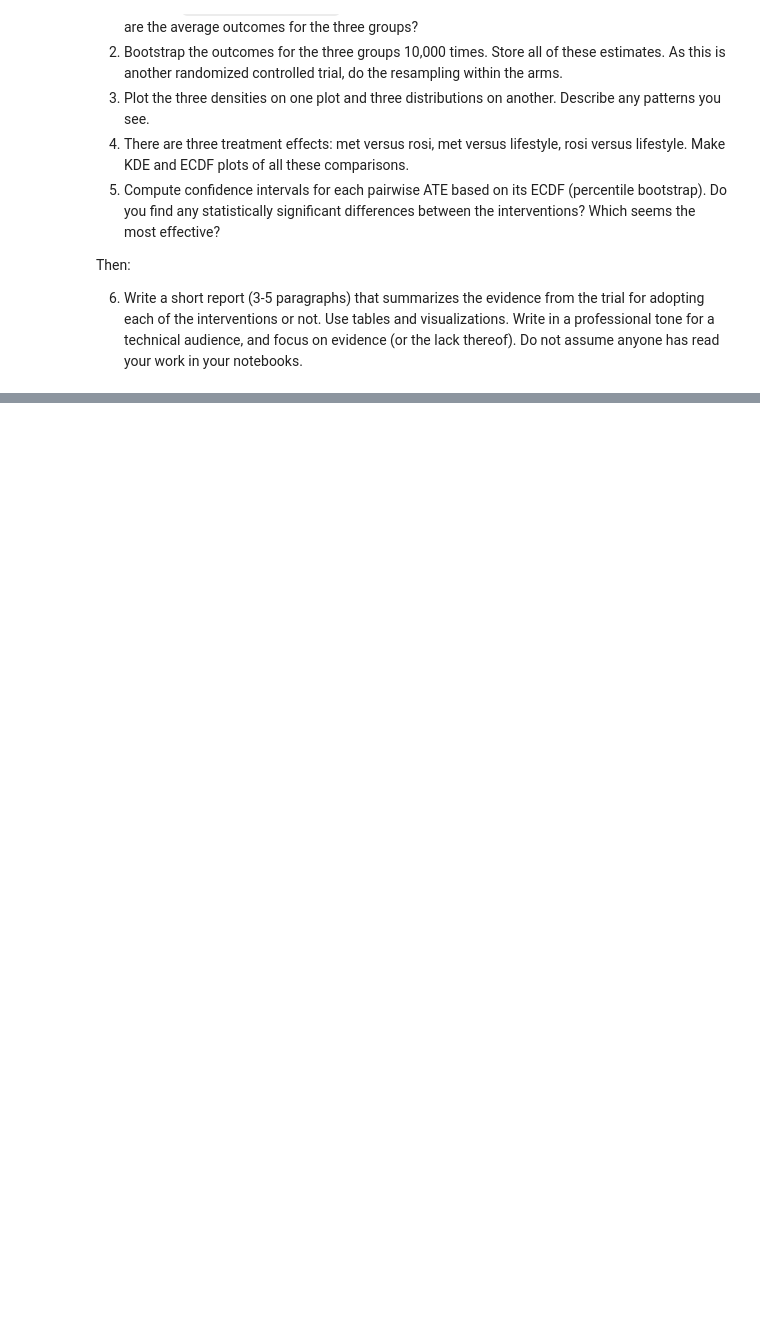
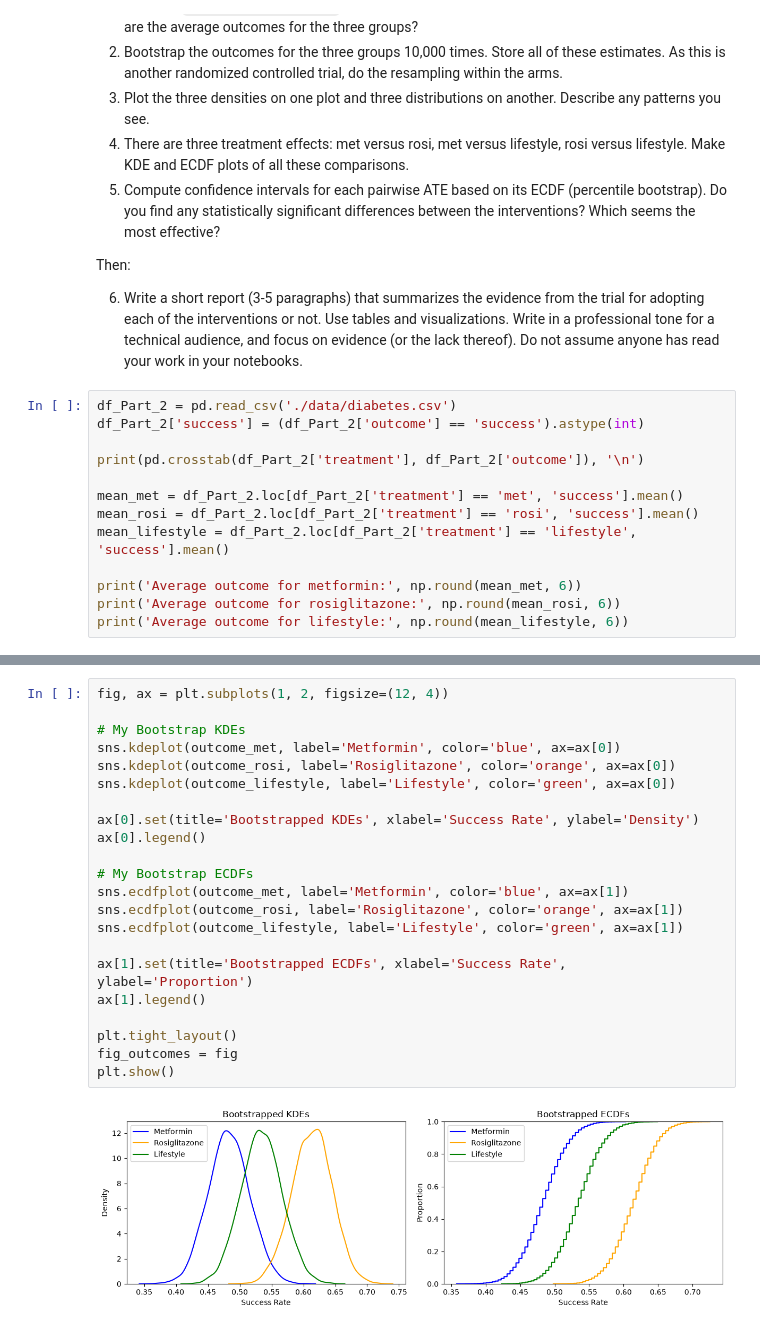
Before and after one commit to CooperJB710/uu_bootstrap, a Jupyter notebook: Thursday_lab/lab_06.ipynb, the cells around one changed output, grey strips where cells are left out. Saved outputs shown, nothing was run; the diff lists cells and outputs as text; blank space fills up the shorter version.

```diff
--- a/Thursday_lab/lab_06.ipynb
+++ b/Thursday_lab/lab_06.ipynb
@@ -198,3 +218,16 @@ In an ipynb or py file:
 Then:
 
 6. Write a short report (3-5 paragraphs) that summarizes the evidence from the trial for adopting each of the interventions or not. Use tables and visualizations. Write in a professional tone for a technical audience, and focus on evidence (or the lack thereof). Do not assume anyone has read your work in your notebooks.
+# %%
+df_Part_2 = pd.read_csv('./data/diabetes.csv')
+df_Part_2['success'] = (df_Part_2['outcome'] == 'success').astype(int)
+
+print(pd.crosstab(df_Part_2['treatment'], df_Part_2['outcome']), '\n')
+
+mean_met = df_Part_2.loc[df_Part_2['treatment'] == 'met', 'success'].mean()
+mean_rosi = df_Part_2.loc[df_Part_2['treatment'] == 'rosi', 'success'].mean()
+mean_lifestyle = df_Part_2.loc[df_Part_2['treatment'] == 'lifestyle', 'success'].mean()
+
+print('Average outcome for metformin:', np.round(mean_met, 6))
+print('Average outcome for rosiglitazone:', np.round(mean_rosi, 6))
+print('Average outcome for lifestyle:', np.round(mean_lifestyle, 6))
@@ -200,0 +276,24 @@ Then:
+# %%
+fig, ax = plt.subplots(1, 2, figsize=(12, 4))
+
+# My Bootstrap KDEs
+sns.kdeplot(outcome_met, label='Metformin', color='blue', ax=ax[0])
+sns.kdeplot(outcome_rosi, label='Rosiglitazone', color='orange', ax=ax[0])
+sns.kdeplot(outcome_lifestyle, label='Lifestyle', color='green', ax=ax[0])
+
+ax[0].set(title='Bootstrapped KDEs', xlabel='Success Rate', ylabel='Density')
+ax[0].legend()
+
+# My Bootstrap ECDFs
+sns.ecdfplot(outcome_met, label='Metformin', color='blue', ax=ax[1])
+sns.ecdfplot(outcome_rosi, label='Rosiglitazone', color='orange', ax=ax[1])
+sns.ecdfplot(outcome_lifestyle, label='Lifestyle', color='green', ax=ax[1])
+
+ax[1].set(title='Bootstrapped ECDFs', xlabel='Success Rate', ylabel='Proportion')
+ax[1].legend()
+
+plt.tight_layout()
+fig_outcomes = fig
+plt.show()
+# %% [output]
+[figure, added]
```
Also changed, not shown: parts of 18 cells of this notebook.
